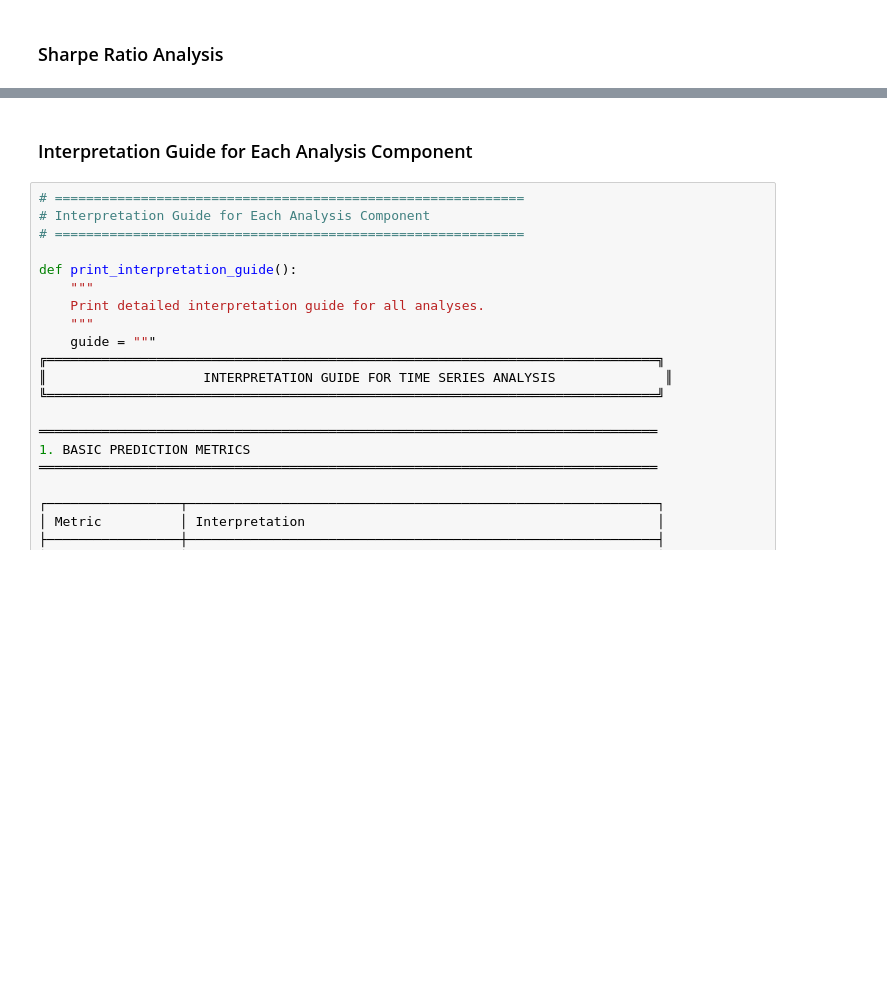
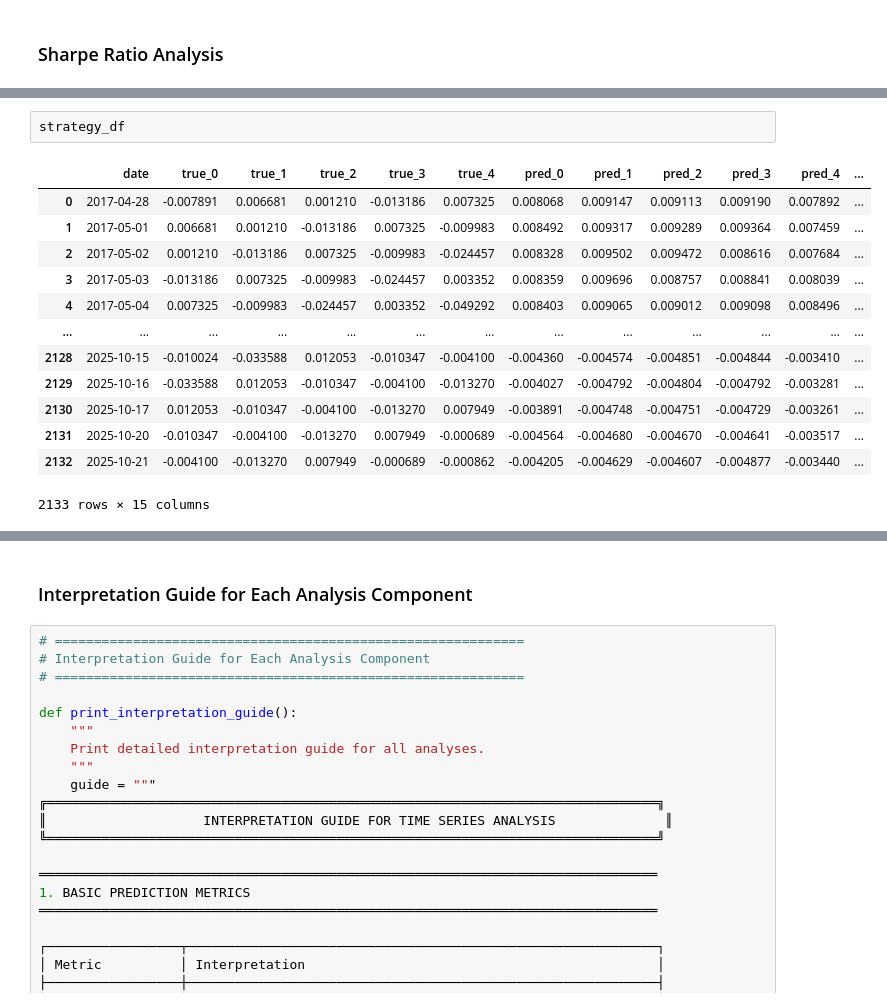
Before and after one commit to CarlottaSeal/ML-Capstone, a Jupyter notebook: FinTSBridge_models/TSLib_baseline/result_data_analysis.ipynb, the cells around one changed output, grey strips where cells are left out. Saved outputs shown, nothing was run; the diff lists cells and outputs as text; blank space fills up the shorter version.

```diff
--- a/FinTSBridge_models/TSLib_baseline/result_data_analysis.ipynb
+++ b/FinTSBridge_models/TSLib_baseline/result_data_analysis.ipynb
@@ -1589,0 +1594,16 @@ dtype: float64
+# %%
+strategy_df
+# %% [output]
+|  | date | true_0 | true_1 | true_2 | true_3 | true_4 | pred_0 | pred_1 | pred_2 | pred_3 | pred_4 | ... |
+| 0 | 2017-04-28 | -0.007891 | 0.006681 | 0.001210 | -0.013186 | 0.007325 | 0.008068 | 0.009147 | 0.009113 | 0.009190 | 0.007892 | ... |
+| 1 | 2017-05-01 | 0.006681 | 0.001210 | -0.013186 | 0.007325 | -0.009983 | 0.008492 | 0.009317 | 0.009289 | 0.009364 | 0.007459 | ... |
+| 2 | 2017-05-02 | 0.001210 | -0.013186 | 0.007325 | -0.009983 | -0.024457 | 0.008328 | 0.009502 | 0.009472 | 0.008616 | 0.007684 | ... |
+| 3 | 2017-05-03 | -0.013186 | 0.007325 | -0.009983 | -0.024457 | 0.003352 | 0.008359 | 0.009696 | 0.008757 | 0.008841 | 0.008039 | ... |
+| 4 | 2017-05-04 | 0.007325 | -0.009983 | -0.024457 | 0.003352 | -0.049292 | 0.008403 | 0.009065 | 0.009012 | 0.009098 | 0.008496 | ... |
+| ... | ... | ... | ... | ... | ... | ... | ... | ... | ... | ... | ... | ... |
+| 2128 | 2025-10-15 | -0.010024 | -0.033588 | 0.012053 | -0.010347 | -0.004100 | -0.004360 | -0.004574 | -0.004851 | -0.004844 | -0.003410 | ... |
+| 2129 | 2025-10-16 | -0.033588 | 0.012053 | -0.010347 | -0.004100 | -0.013270 | -0.004027 | -0.004792 | -0.004804 | -0.004792 | -0.003281 | ... |
+| 2130 | 2025-10-17 | 0.012053 | -0.010347 | -0.004100 | -0.013270 | 0.007949 | -0.003891 | -0.004748 | -0.004751 | -0.004729 | -0.003261 | ... |
+| 2131 | 2025-10-20 | -0.010347 | -0.004100 | -0.013270 | 0.007949 | -0.000689 | -0.004564 | -0.004680 | -0.004670 | -0.004641 | -0.003517 | ... |
+| 2132 | 2025-10-21 | -0.004100 | -0.013270 | 0.007949 | -0.000689 | -0.000862 | -0.004205 | -0.004629 | -0.004607 | -0.004877 | -0.003440 | ... |
+2133 rows × 15 columns
```
Also changed, not shown: parts of 11 cells of this notebook, 4 other files.
